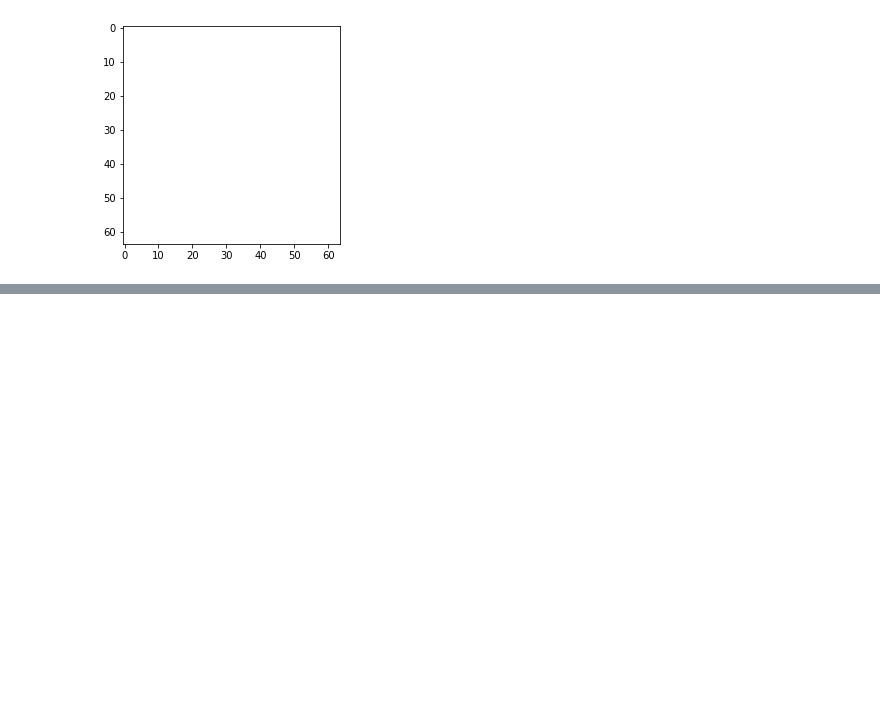
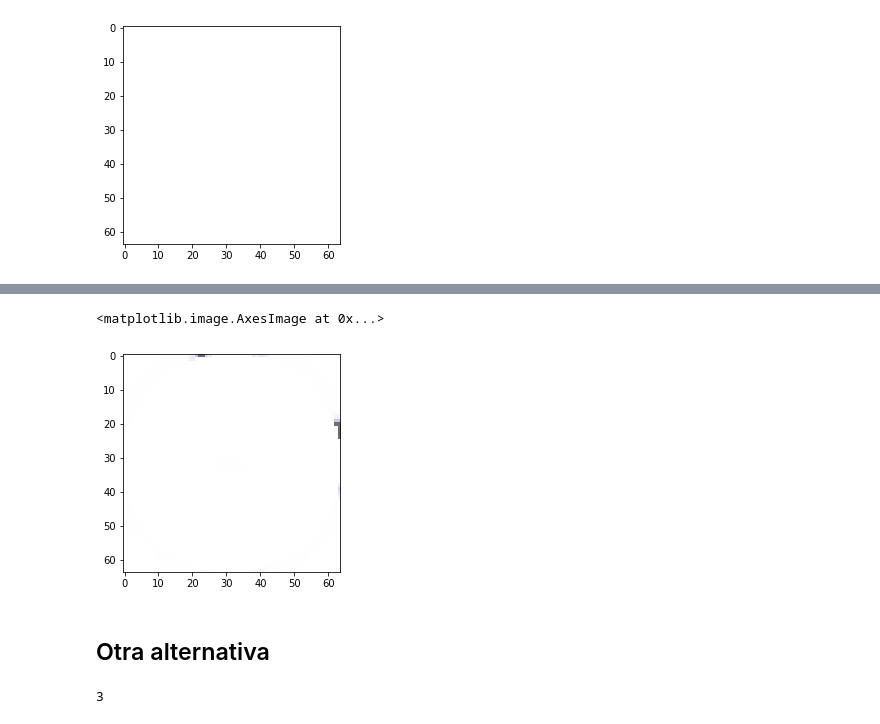
Before and after one commit to dirudiez/TFM_DiegoRudiez, a Jupyter notebook: AutoencoderBasico_64.ipynb, the cells around one changed output, grey strips where cells are left out. Cells and saved outputs as stored; diff of their text form; code cells hidden in the pictures; blank space fills up the shorter version.

```diff
--- a/AutoencoderBasico_64.ipynb
+++ b/AutoencoderBasico_64.ipynb
@@ -129,6 +141,6 @@ _________________________________________________________________
 # %%
-autoencoder.fit(normalTrain, normalTrain,
-                epochs=20,
+autoencoder.fit(gg, gg,
+                epochs=50,
                 batch_size=128,
                 validation_data=(normalVal, normalVal))
 # %% [output]
@@ -179,0 +227,11 @@ plt.imshow(decoded_imgs[0])
+# %%
+autoencoder = Sequential()
+autoencoder.add(Dense(3, activation='elu', input_shape=(64,64,3)))
+autoencoder.add(Dense(64,  activation='elu'))
+autoencoder.add(Dense(10,    activation='linear', name="bottleneck"))
+autoencoder.add(Dense(64,  activation='elu'))
+autoencoder.add(Dense(128,  activation='elu'))
+autoencoder.add(Dense(3,  activation='sigmoid'))
+autoencoder.compile(loss='mean_squared_error', optimizer = Adam())
+
+trained_model = autoencoder.fit(normalTrain, normalTrain, batch_size=1024, epochs=60, verbose=1, validation_data=(normalVal, normalVal))
@@ -179,0 +268,13 @@ plt.imshow(decoded_imgs[0])
+# %%
+predicts = autoencoder.predict(normalTest)
+# %%
+plt.imshow(predicts[4])
+# %% [output]
+<matplotlib.image.AxesImage at 0x...>
+[figure, added]
+# %% [markdown]
+## Otra alternativa
+# %%
+normalTrain.shape[3]
+# %% [output]
+3
```
Also changed, not shown: parts of 26 cells of this notebook.
